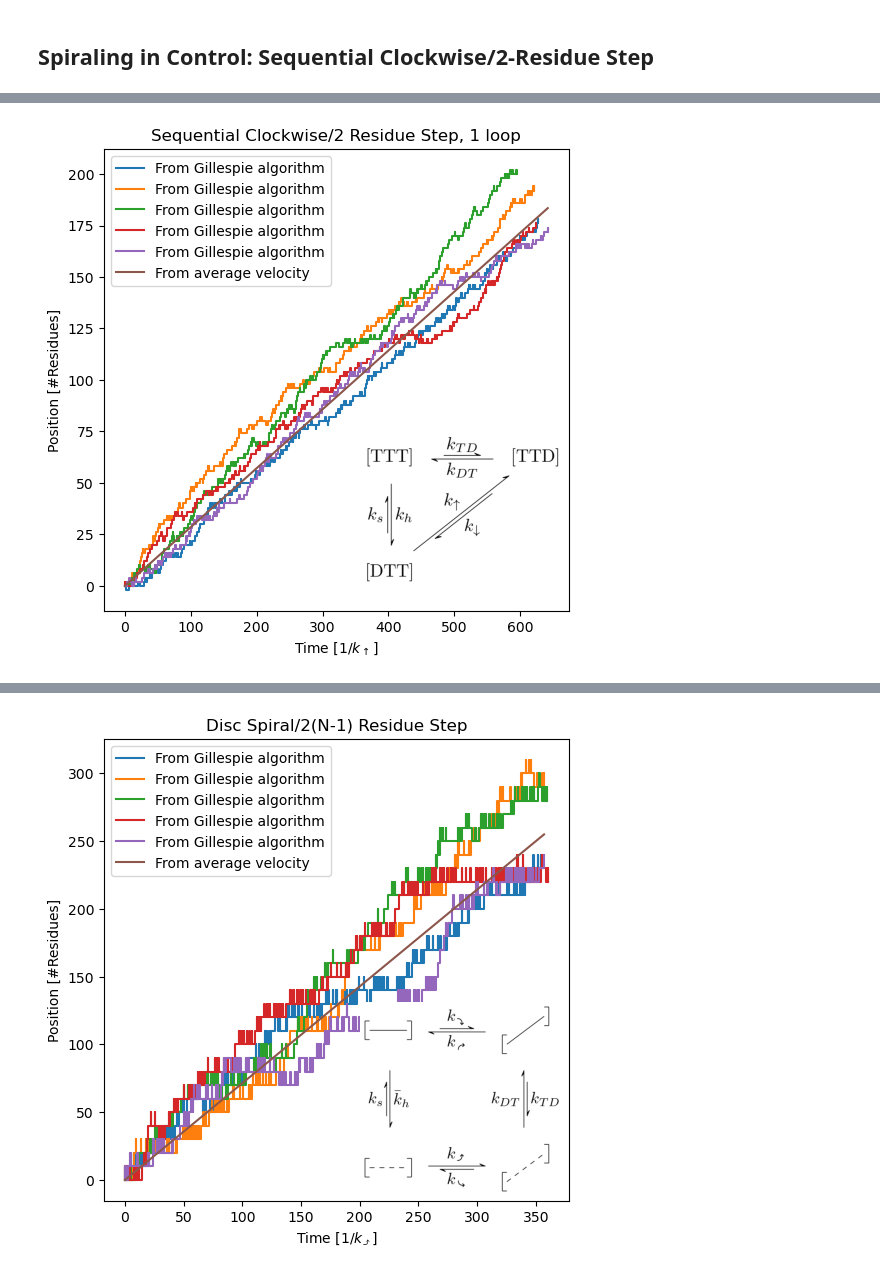
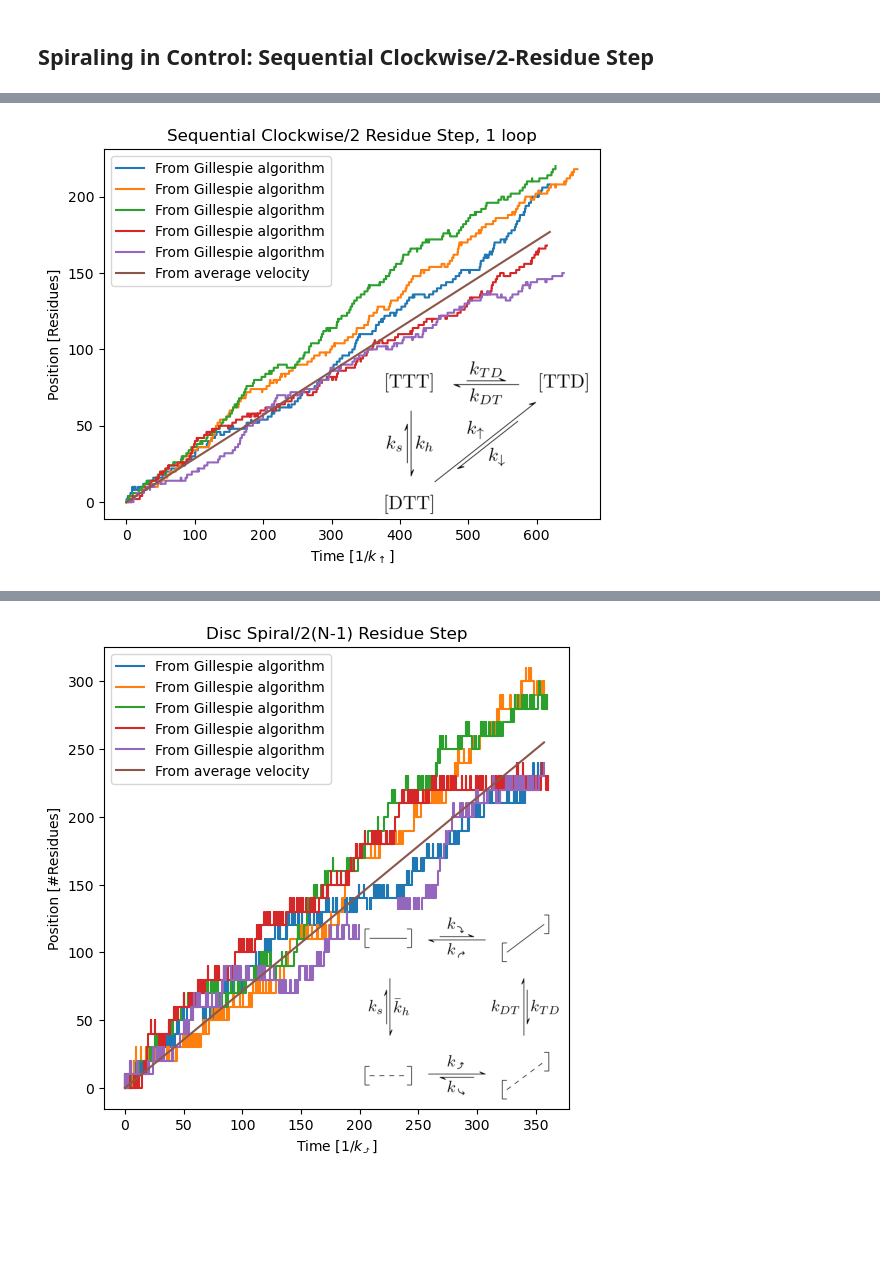
Before and after one commit to antmaier/Projet-de-Master, a Jupyter notebook: UnderstandingGillespieAlgorithm.ipynb, the cells around one changed output, grey strips where cells are left out. Cells and saved outputs as stored; diff of their text form; code cells hidden in the pictures; blank space fills up the shorter version.

```diff
--- a/UnderstandingGillespieAlgorithm.ipynb
+++ b/UnderstandingGillespieAlgorithm.ipynb
@@ -638,11 +655,15 @@ SC_2R_1_loop.gillespie(
 # %%
-trajectory = SC_2R_1_loop.gillespie(positions=True, n_simulations=5)
-fig, ax = SC_2R_1_loop.plot_position_evolution(
-    trajectory,
-    r"$1/k_\uparrow$",
+SC_2R_1_loop = SC2R1Loop()
+trajectories = SC_2R_1_loop.gillespie(n_simulations=5,
+    cumulative_sums={'position': 'displacement', 'ATP': 'ATP quantity'})
+ax = SC_2R_1_loop.plot_position_evolution(
+    list(trajectory[['timestamp', 'position']] for trajectory in trajectories),
+    time_unit=r"$1/k_\uparrow$",
+    position_unit="Residues",
     kinetic_scheme_image_path="SC_2R_1_loop_kinetic_scheme.jpg",
-    title="Sequential Clockwise/2 Residue Step, 1 loop")
+    title="Sequential Clockwise/2 Residue Step, 1 loop"
+)
 plt.show()
 # %% [output]
-[figure, old version]
+[figure, new version]
 # %% [markdown]
```
Also changed, not shown: parts of 10 cells of this notebook.
